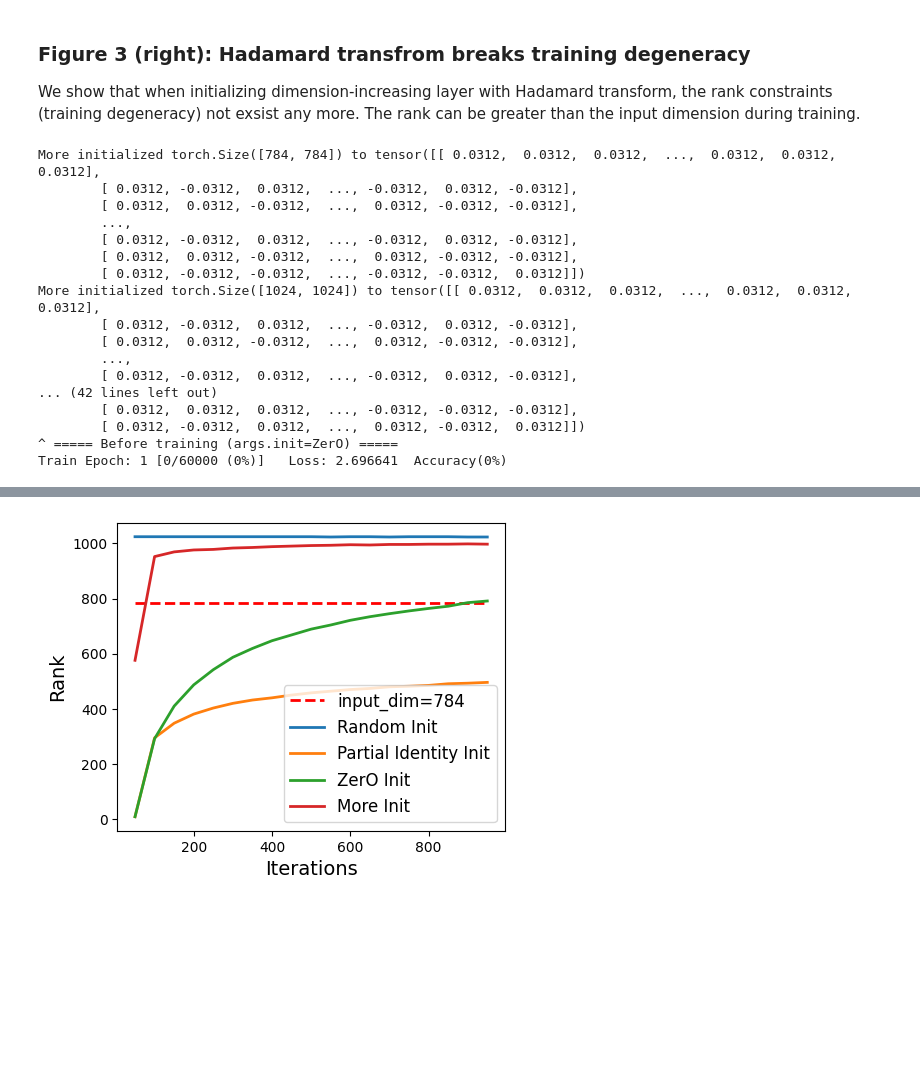
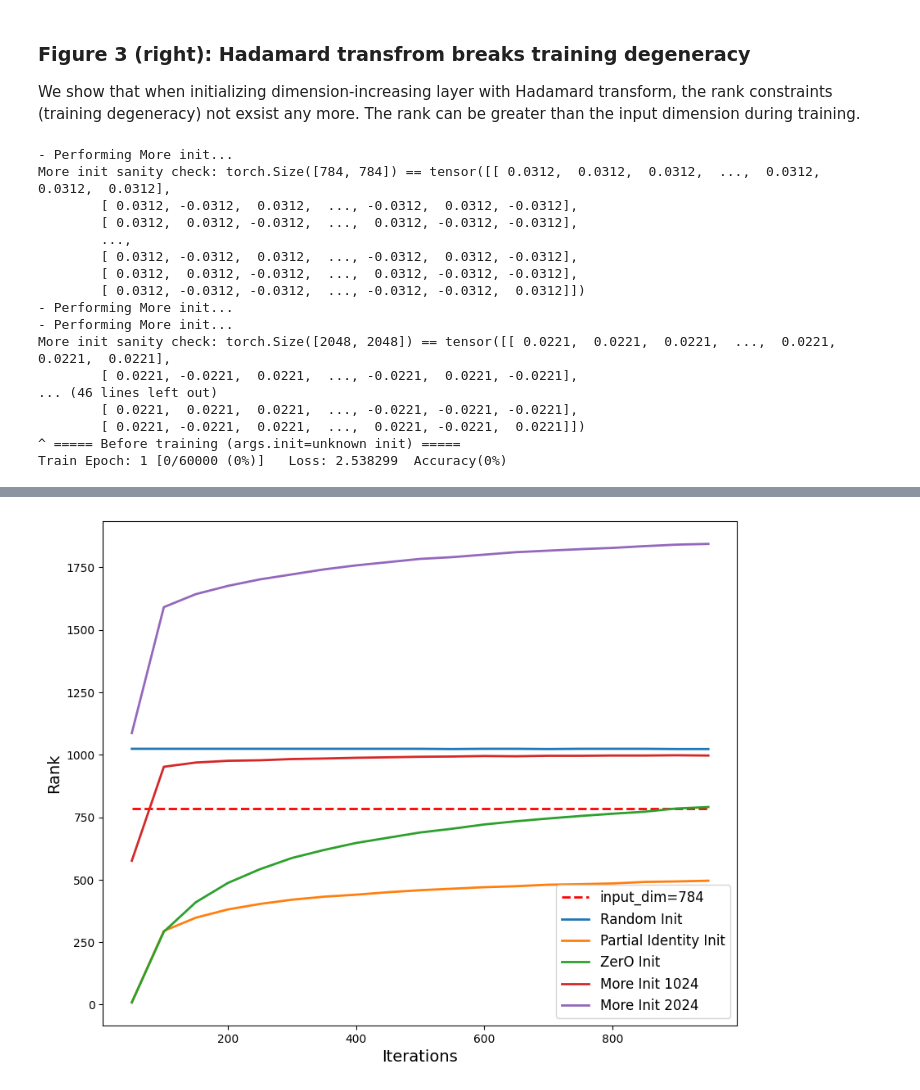
Before and after one commit to AlexanderPagel/ZerO-initialization, a Jupyter notebook: example_mnist.ipynb, the cells around one changed output, grey strips where cells are left out. Saved outputs shown, nothing was run; the diff lists cells and outputs as text; code cells hidden in the pictures; blank space fills up the shorter version.

Commit message:
Add results for More init 2048 rank

```diff
--- a/example_mnist.ipynb
+++ b/example_mnist.ipynb
@@ -21,6 +21,7 @@ from scipy.linalg import hadamard
 We consider a 4-layer multi-layer perceptron (MLP) where the hidden dimension is fixed. The models based on **random, partial identity, and ZerO** initialization are defined as follows:
 # %%
 def ZerO_Init_on_matrix(matrix_tensor):
+    print("- Performing ZerO init...")
     # Algorithm 1 in the paper.
 
     m = matrix_tensor.size(0)
@@ -37,6 +38,7 @@ def ZerO_Init_on_matrix(matrix_tensor):
     return init_matrix
 
 def More_Init_on_matrix(matrix_tensor):
+    print("- Performing More init...")
     # Algorithm 1 in the paper.
 
     m = matrix_tensor.size(0)
@@ -48,11 +50,12 @@ def More_Init_on_matrix(matrix_tensor):
                 @ (torch.tensor(hadamard(p)).float()/(2**(clog_m/2)))\
                 @ torch.nn.init.eye_(torch.empty(p, n))
     if m <= n:
-        print("More initialized", matrix_tensor.shape, "to", init_matrix)
+        print("More init sanity check:", matrix_tensor.shape, "==", init_matrix)
 
     return init_matrix
 
 def Identity_Init_on_matrix(matrix_tensor):
+    print("- Performing Identity init...")
     # Definition 1 in the paper
     # See https://pytorch.org/docs/stable/nn.init.html#torch.nn.init.eye_ for details. Preserves the identity of the inputs in Linear layers, where as many inputs are preserved as possible, the same as partial identity matrix.
 
@@ -65,6 +68,7 @@ def Identity_Init_on_matrix(matrix_tensor):
     return init_matrix
 
 def OnE_Init_on_matrix(matrix_tensor):
+    print("- Performing OnE init...")
     m = matrix_tensor.size(0)
     n = matrix_tensor.size(1)
     init_matrix = torch.nn.init.eye_(torch.empty(m,n))
@@ -84,7 +88,8 @@ def OnE_Init_on_matrix(matrix_tensor):
 
 
 def Spray_Init_on_matrix(matrix_tensor):
-    """ Fill like OnE init, but invert effect"""
+    """Fill with 1/n everywhere except main diagonal (+ zeros at one random positions per row below top square submatrix)"""
+    print("- Performing Spray init...")
     m = matrix_tensor.size(0)
     n = matrix_tensor.size(1)
     init_matrix = torch.nn.init.eye_(torch.empty(m,n))
@@ -405,14 +411,15 @@ Train Epoch: 1 [38400/60000 (64%)]      Loss: 0.275359  Accuracy(57%)
 
 We show that when initializing dimension-increasing layer with Hadamard transform, the rank constraints (training degeneracy) not exsist any more. The rank can be greater than the input dimension during training.
 # %%
-More_init_rank_list_dict = train_model(MLP(init='More', n_h=1024))
+More_init_rank_list_dict_2048 = train_model(MLP(init='More', n_h=2048))
+More_init_rank_list_dict_1024 = train_model(MLP(init='More', n_h=1024))
 #Spray_init_rank_list_dict = train_model(MLP(init='Spray', n_h=1024))
 #OnE_init_rank_list_dict = train_model(MLP(init='OnE', n_h=1024))
 ZerO_init_rank_list_dict = train_model(MLP(init='ZerO', n_h=1024))
 partial_identity_init_rank_list_dict = train_model(MLP(init='Partial_Identity', n_h=1024))
 random_init_rank_list_dict = train_model(MLP(init='Random', n_h=1024))
 
-fig, ax = plt.subplots(1,1, figsize=(5,4), gridspec_kw = {'wspace':0.5, 'hspace':0.5})
+fig, ax = plt.subplots(1,1, figsize=(10,8), gridspec_kw = {'wspace':0.5, 'hspace':0.5})
 
 x_axis = np.arange(1, len(n_h_512_rank_list_dict['l3.weight'])+1)
 x_axis = x_axis * 50
@@ -426,7 +433,8 @@ ax.plot(x_axis, partial_identity_init_rank_list_dict['l3.weight'], label='Partia
 ax.plot(x_axis, ZerO_init_rank_list_dict['l3.weight'], label='ZerO Init', linewidth='2')
 #ax.plot(x_axis, OnE_init_rank_list_dict['l3.weight'], label='OnE Init', linewidth='2')
 #ax.plot(x_axis, Spray_init_rank_list_dict['l3.weight'], label='Spray Init', linewidth='2')
-ax.plot(x_axis, More_init_rank_list_dict['l3.weight'], label='More Init', linewidth='2')
+ax.plot(x_axis, More_init_rank_list_dict_1024['l3.weight'], label='More Init 1024', linewidth='2')
+ax.plot(x_axis, More_init_rank_list_dict_2048['l3.weight'], label='More Init 2024', linewidth='2')
 
 
 ax.set_ylabel('Rank', fontsize=14)
@@ -437,20 +445,20 @@ fig.tight_layout(w_pad=0.5)
 plt.show()
 fig.savefig('./figure_3_right.pdf', bbox_inches='tight')
 # %% [output]
-More initialized torch.Size([784, 784]) to tensor([[ 0.0312,  0.0312,  0.0312,  ...,  0.0312,  0.0312,  0.0312],
+- Performing More init...
+More init sanity check: torch.Size([784, 784]) == tensor([[ 0.0312,  0.0312,  0.0312,  ...,  0.0312,  0.0312,  0.0312],
         [ 0.0312, -0.0312,  0.0312,  ..., -0.0312,  0.0312, -0.0312],
         [ 0.0312,  0.0312, -0.0312,  ...,  0.0312, -0.0312, -0.0312],
         ...,
         [ 0.0312, -0.0312,  0.0312,  ..., -0.0312,  0.0312, -0.0312],
         [ 0.0312,  0.0312, -0.0312,  ...,  0.0312, -0.0312, -0.0312],
         [ 0.0312, -0.0312, -0.0312,  ..., -0.0312, -0.0312,  0.0312]])
-More initialized torch.Size([1024, 1024]) to tensor([[ 0.0312,  0.0312,  0.0312,  ...,  0.0312,  0.0312,  0.0312],
-        [ 0.0312, -0.0312,  0.0312,  ..., -0.0312,  0.0312, -0.0312],
-        [ 0.0312,  0.0312, -0.0312,  ...,  0.0312, -0.0312, -0.0312],
-        ...,
-        [ 0.0312, -0.0312,  0.0312,  ..., -0.0312,  0.0312, -0.0312],
-... (42 lines left out)
-        [ 0.0312,  0.0312,  0.0312,  ..., -0.0312, -0.0312, -0.0312],
-        [ 0.0312, -0.0312,  0.0312,  ...,  0.0312, -0.0312,  0.0312]])
-^ ===== Before training (args.init=ZerO) =====
-Train Epoch: 1 [0/60000 (0%)]   Loss: 2.696641  Accuracy(0%)
+- Performing More init...
+- Performing More init...
+More init sanity check: torch.Size([2048, 2048]) == tensor([[ 0.0221,  0.0221,  0.0221,  ...,  0.0221,  0.0221,  0.0221],
+        [ 0.0221, -0.0221,  0.0221,  ..., -0.0221,  0.0221, -0.0221],
+... (46 lines left out)
+        [ 0.0221,  0.0221,  0.0221,  ..., -0.0221, -0.0221, -0.0221],
+        [ 0.0221, -0.0221,  0.0221,  ...,  0.0221, -0.0221,  0.0221]])
+^ ===== Before training (args.init=unknown init) =====
+Train Epoch: 1 [0/60000 (0%)]   Loss: 2.538299  Accuracy(0%)
@@ -474 +482 @@ Train Epoch: 1 [38400/60000 (64%)]      Loss: 0.224685  Accuracy(57%)
-[figure, old version]
+[figure, new version]
```
Also changed, not shown: parts of 3 cells of this notebook, 2 other files.
